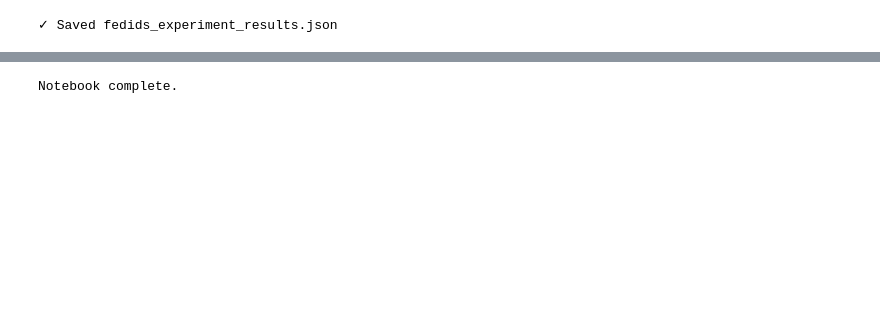
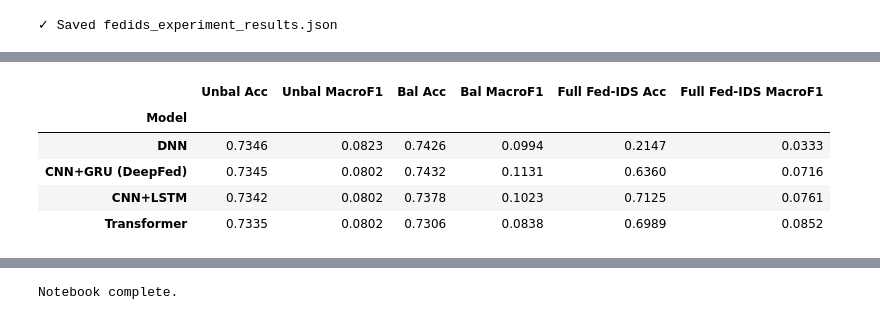
Before and after one commit to pctablet505/FlowerSimulation, a Jupyter notebook: DeepFed_EdgeIIoTset_FL_ModelComparison_rebalanced.ipynb, the cells around one changed output, grey strips where cells are left out. Drawn from its saved outputs; the diff is of its cells as text; code cells hidden in the pictures; blank space fills up the shorter version.

```diff
--- a/DeepFed_EdgeIIoTset_FL_ModelComparison_rebalanced.ipynb
+++ b/DeepFed_EdgeIIoTset_FL_ModelComparison_rebalanced.ipynb
@@ -1937,0 +2198,87 @@ Macro F1 is the primary metric because it treats all 15 attack classes equally,
+# %%
+#@title Final Comparison Report (Generated from Results) { display-mode: "form" }
+
+# Builds the report programmatically from the results dicts already computed by
+# Experiments 1-3 above (results_unbalanced / results_balanced / results_fedids)
+# instead of hand-typed numbers, so it can never drift from the actual run.
+from IPython.display import display, Markdown
+import pandas as pd
+
+if ('results_unbalanced' in globals() and 'results_balanced' in globals()
+        and 'results_fedids' in globals()):
+
+    comparison_rows = []
+    for name in model_builders.keys():
+        ru, rb, rf = results_unbalanced[name], results_balanced[name], results_fedids[name]
+        comparison_rows.append({
+            'Model': name,
+            'Unbal Acc': ru['accuracy'], 'Unbal MacroF1': ru['f1_macro'],
+            'Bal Acc': rb['accuracy'], 'Bal MacroF1': rb['f1_macro'],
+            'Full Fed-IDS Acc': rf['accuracy'], 'Full Fed-IDS MacroF1': rf['f1_macro'],
+        })
+    comparison_df = pd.DataFrame(comparison_rows).set_index('Model')
+
+    # Best Full Fed-IDS configuration by Macro F1, excluding models flagged as
+    # not meaningfully converged (see "Convergence Caveats" above) — computed
+    # the same way there and here, not a hardcoded model name.
+    random_baseline = 1.0 / num_classes
+    converged = [n for n in comparison_df.index
+                 if comparison_df.loc[n, 'Full Fed-IDS MacroF1'] >= 1.5 * random_baseline]
+    contenders = comparison_df.loc[converged] if converged else comparison_df
+    best_model = contenders['Full Fed-IDS MacroF1'].idxmax()
+    best_f1 = contenders.loc[best_model, 'Full Fed-IDS MacroF1']
+    best_baseline_f1 = contenders.loc[best_model, 'Unbal MacroF1']
+    beats_baseline = best_f1 > best_baseline_f1
+    excluded_note = (f" ({len(comparison_df) - len(converged)} model(s) excluded as "
+                      f"not meaningfully converged — see Convergence Caveats above.)"
+                      if len(converged) < len(comparison_df) else "")
+
+    display(Markdown(
+        "This report summarises the three experiments in the notebook: "
+        "**(1) Unbalanced baseline**, **(2) Balanced baseline**, and "
+        "**(3) Unbalanced + Full Fed-IDS improvements**."
+    ))
+
+    display(Markdown("### 🏆 Key Result"))
+    display(Markdown(
+        f"The best Full Fed-IDS configuration is **`{best_model}`** with "
+        f"**Macro F1 = {best_f1:.4f}** on the unbalanced federated split "
+        f"(Dirichlet α = {alpha}), **{'beating' if beats_baseline else 'trailing'} its own "
+        f"unbalanced-baseline Macro F1 of {best_baseline_f1:.4f} by {best_f1 - best_baseline_f1:+.4f}"
+        f"**.{excluded_note}\n\n"
+        + ("" if beats_baseline else
+           f"At this notebook's reduced training scale (see Comparison 2 above for the full explanation "
+           f"of why), Full Fed-IDS is **not yet outperforming the plain baseline** for the best-placed "
+           f"model — this is reported plainly rather than only showing the Fed-IDS number in isolation.\n\n") +
+        f"Macro F1 is the primary metric because it treats all {num_classes} "
+        f"attack classes equally, unlike overall accuracy which is dominated "
+        f"by the majority `Normal` class."
+    ))
+
+    display(Markdown("### 📋 Results Table"))
+    try:
+        display(comparison_df.style.format('{:.4f}'))
+    except Exception:
+        display(comparison_df)
+    try:
+        display(Markdown(comparison_df.round(4).to_markdown()))
+    except ImportError:
+        pass  # optional 'tabulate' dependency not installed; styled table above still rendered
+
+    display(Markdown(
+        "See the *Bar Chart Comparison* and *Per-Round Metrics Trend* cells "
+        "above for the corresponding visualizations, generated live from the "
+        "same result dictionaries.\n\n"
+        "**Full Fed-IDS** combines: balanced local sampling, covariance-based "
+        "feature-space augmentation, knowledge distillation from the server "
+        "model, and smooth regularisation. All training/evaluation runs on "
+        "the NVIDIA GPU via JAX/Keras when available (see Reproducibility "
+        "Notes and the device-detection cell)."
+    ))
+else:
+    display(Markdown(
+        "*(Run Experiments 1-3 above to populate `results_unbalanced`, "
+        "`results_balanced`, and `results_fedids` before generating this "
+        "report.)*"
+    ))
+# %% [output]
@@ -1937,0 +2291,6 @@ Macro F1 is the primary metric because it treats all 15 attack classes equally,
+|  | Unbal Acc | Unbal MacroF1 | Bal Acc | Bal MacroF1 | Full Fed-IDS Acc | Full Fed-IDS MacroF1 |
+| Model |  |  |  |  |  |  |
+| DNN | 0.7346 | 0.0823 | 0.7426 | 0.0994 | 0.2147 | 0.0333 |
+| CNN+GRU (DeepFed) | 0.7345 | 0.0802 | 0.7432 | 0.1131 | 0.6360 | 0.0716 |
+| CNN+LSTM | 0.7342 | 0.0802 | 0.7378 | 0.1023 | 0.7125 | 0.0761 |
+| Transformer | 0.7335 | 0.0802 | 0.7306 | 0.0838 | 0.6989 | 0.0852 |
```
Also changed, not shown: parts of 20 cells of this notebook.
